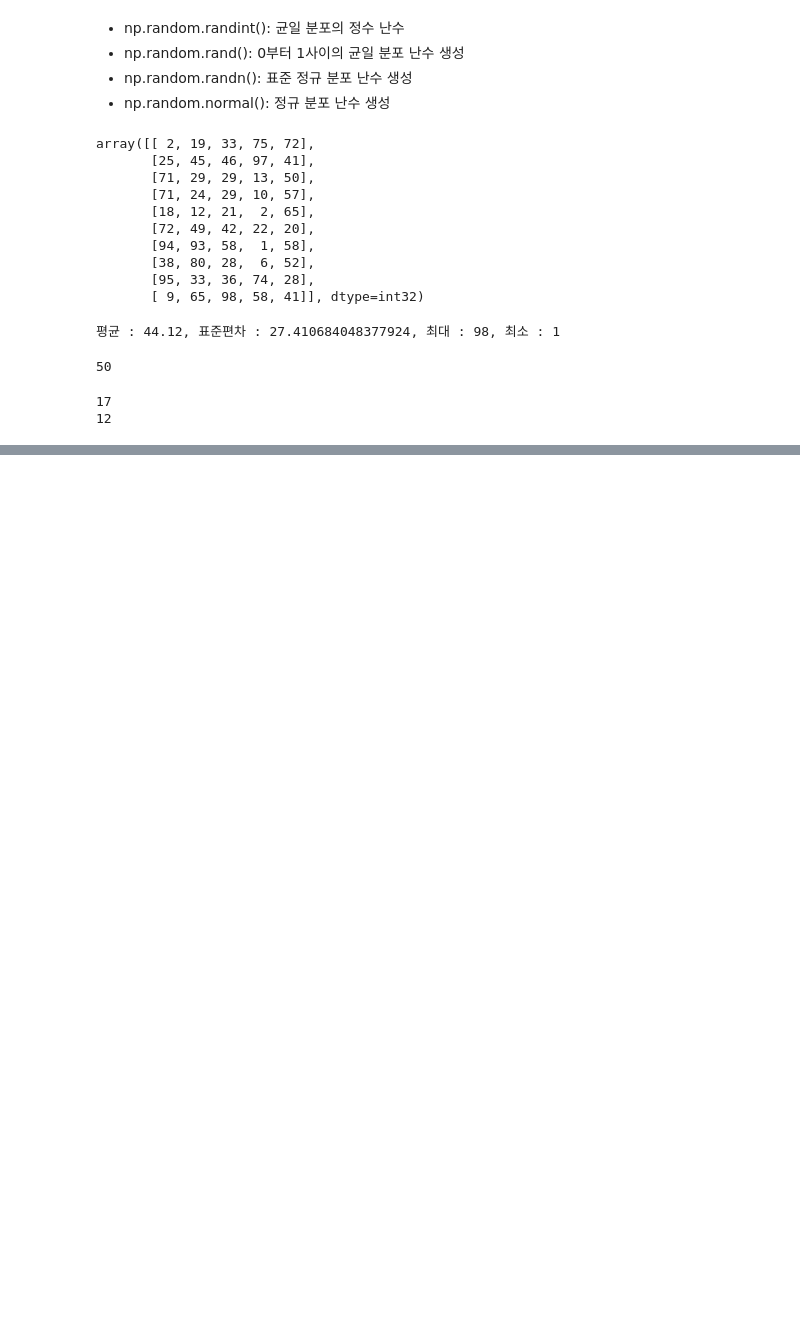
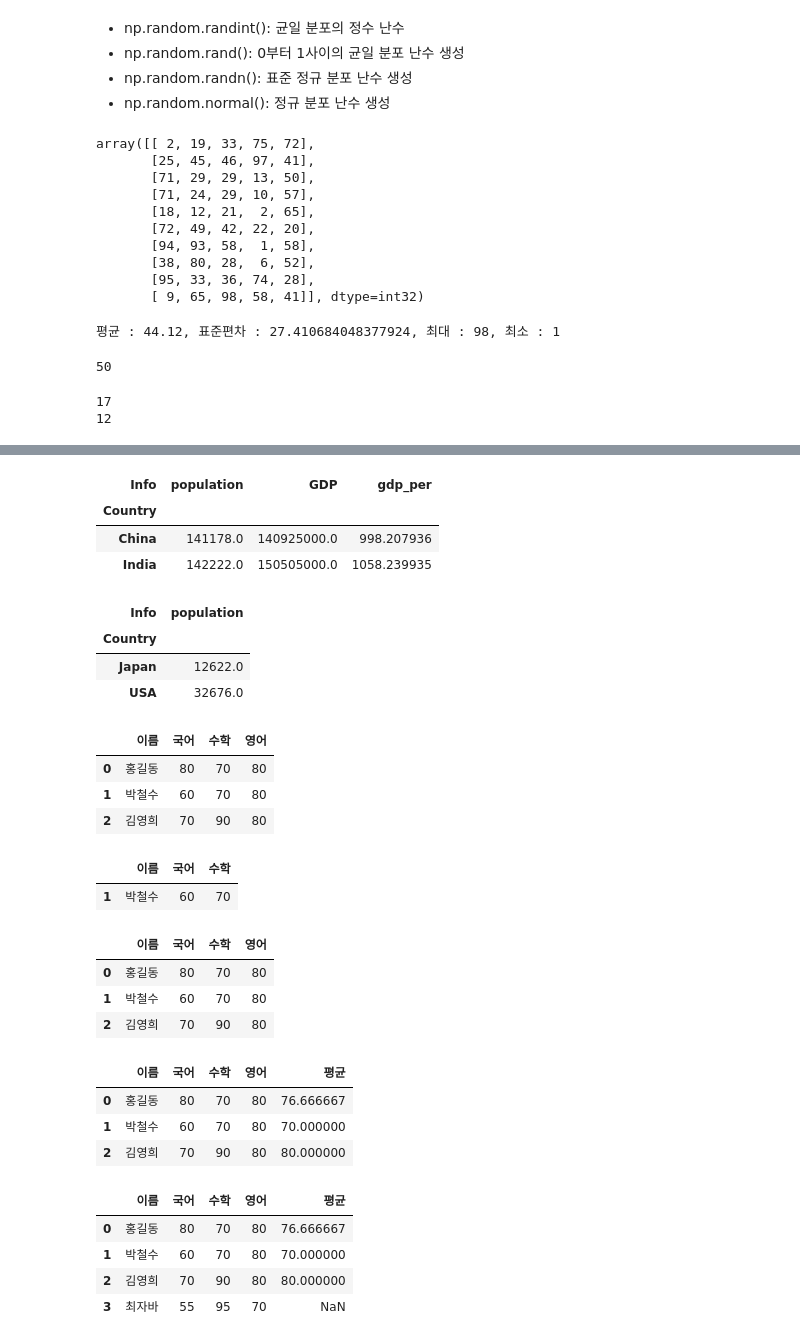
Before and after one commit to JeongHui-seong/py_hs01, a Jupyter notebook: python10.ipynb, the cells around one changed output, grey strips where cells are left out. Drawn from its saved outputs; the diff is of its cells as text; code cells hidden in the pictures; blank space fills up the shorter version.

```diff
--- a/python10.ipynb
+++ b/python10.ipynb
@@ -256,0 +488,64 @@ print(np.count_nonzero(y))
+# %%
+country[country['population'] > 140000]
+# %% [output]
+| Info | population | GDP | gdp_per |
+| Country |  |  |  |
+| China | 141178.0 | 140925000.0 | 998.207936 |
+| India | 142222.0 | 150505000.0 | 1058.239935 |
+# %%
+country[(country['population'] > 10000) & (country['population'] < 140000)].loc[:,:'population']
+# %% [output]
+| Info | population |
+| Country |  |
+| Japan | 12622.0 |
+| USA | 32676.0 |
+# %%
+name = {
+    0 : "홍길동",
+    1 : "박철수",
+    2 : "김영희",
+}
+a = pd.Series(name)
+df = pd.DataFrame({"이름":a})
+국어 = [80,60,70]
+수학 = [70,70,90]
+영어 = [80,80,80]
+df["국어"] = 국어
+df["수학"] = 수학
+df["영어"] = 영어
+df
+# %% [output]
+|  | 이름 | 국어 | 수학 | 영어 |
+| 0 | 홍길동 | 80 | 70 | 80 |
+| 1 | 박철수 | 60 | 70 | 80 |
+| 2 | 김영희 | 70 | 90 | 80 |
+# %%
+df.iloc[1:2,0:3]
+# %% [output]
+|  | 이름 | 국어 | 수학 |
+| 1 | 박철수 | 60 | 70 |
+# %%
+df[df["수학"] >= 70]
+# %% [output]
+|  | 이름 | 국어 | 수학 | 영어 |
+| 0 | 홍길동 | 80 | 70 | 80 |
+| 1 | 박철수 | 60 | 70 | 80 |
+| 2 | 김영희 | 70 | 90 | 80 |
+# %%
+df["평균"] = (df["국어"] + df["수학"] + df["영어"]) / 3
+df
+# %% [output]
+|  | 이름 | 국어 | 수학 | 영어 | 평균 |
+| 0 | 홍길동 | 80 | 70 | 80 | 76.666667 |
+| 1 | 박철수 | 60 | 70 | 80 | 70.000000 |
+| 2 | 김영희 | 70 | 90 | 80 | 80.000000 |
+# %%
+data_C = pd.Series(index = ["이름", "국어", "수학", "영어"], data = ['최자바', 55, 95, 70])
+df.loc[3] = data_C
+df
+# %% [output]
+|  | 이름 | 국어 | 수학 | 영어 | 평균 |
+| 0 | 홍길동 | 80 | 70 | 80 | 76.666667 |
+| 1 | 박철수 | 60 | 70 | 80 | 70.000000 |
+| 2 | 김영희 | 70 | 90 | 80 | 80.000000 |
+| 3 | 최자바 | 55 | 95 | 70 | NaN |
```
Also changed, not shown: parts of 20 cells of this notebook, 5 other files.
